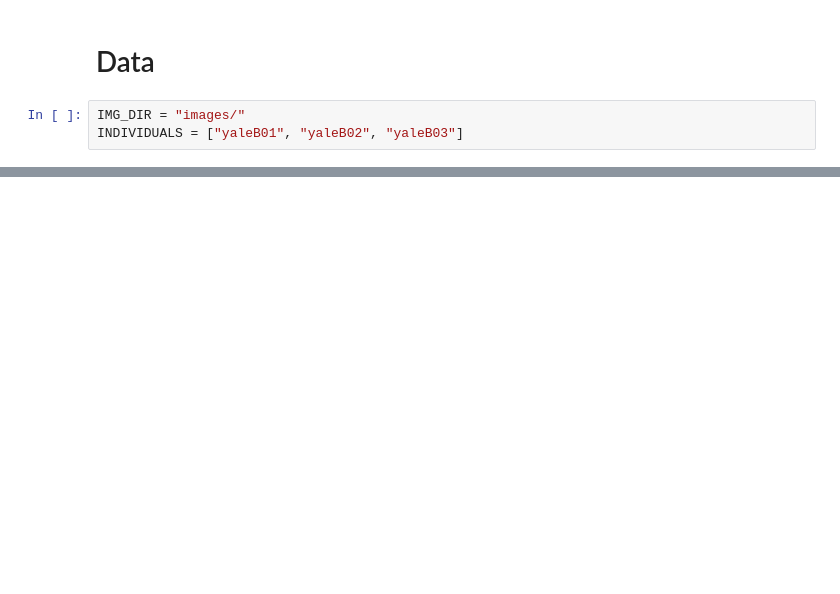
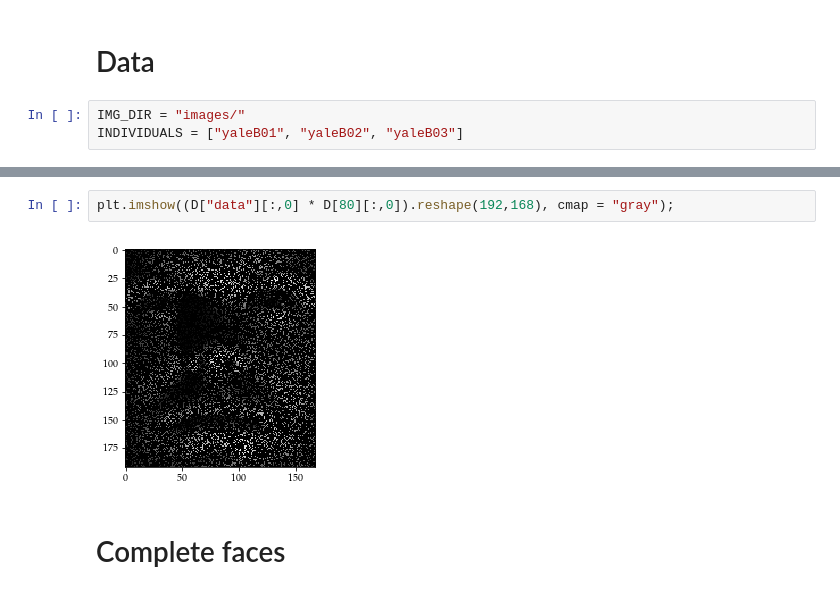
Before and after one commit to VincentMatthys/Unsupervised, a Jupyter notebook: project1/Draft.ipynb, the cells around one changed output, grey strips where cells are left out. Cells and saved outputs as stored; diff of their text form; blank space fills up the shorter version.

```diff
--- a/project1/Draft.ipynb
+++ b/project1/Draft.ipynb
@@ -84,0 +116,6 @@ for k in INDIVIDUALS:
+# %%
+plt.imshow((D["data"][:,0] * D[80][:,0]).reshape(192,168), cmap = "gray");
+# %% [output]
+[figure, added]
+# %% [markdown]
+# Complete faces
```
Also changed, not shown: parts of 30 cells of this notebook, 4 other files.
